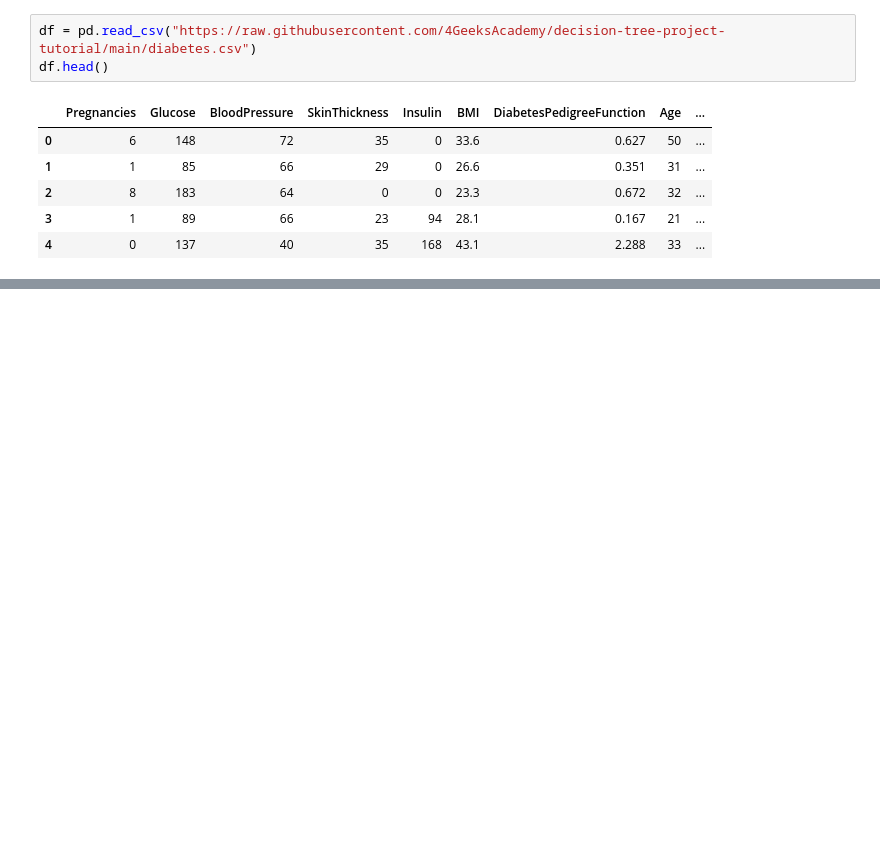
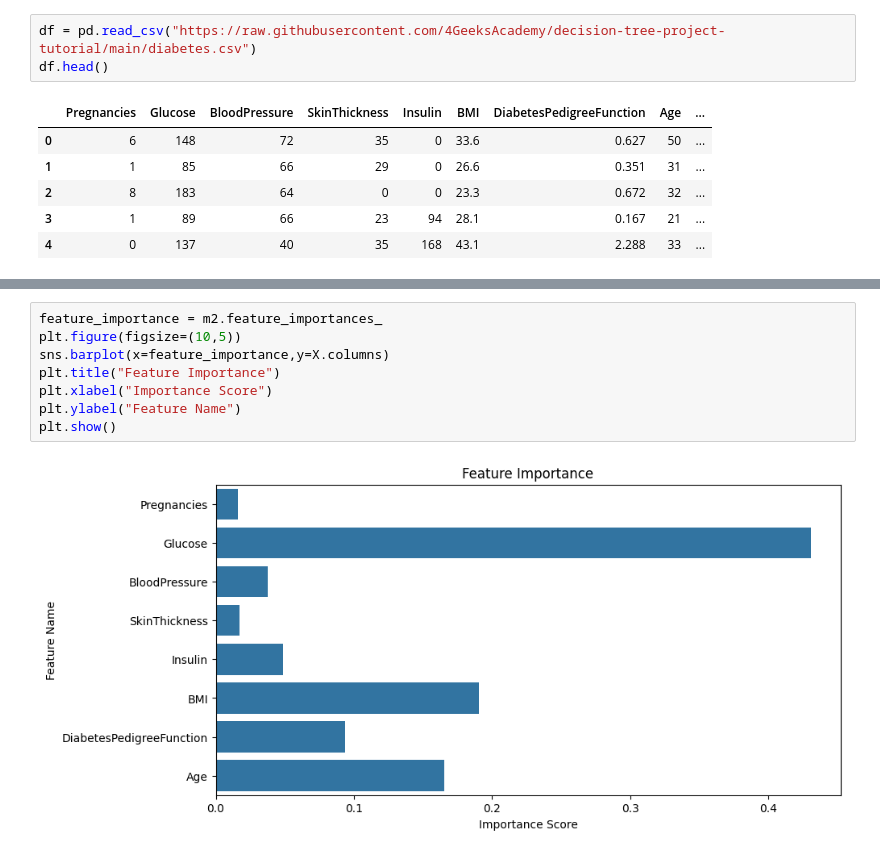
Before and after one commit to campos0170/machine-learning-python-template, a Jupyter notebook: src/explore.ipynb, the cells around one changed output, grey strips where cells are left out. Cells and saved outputs as stored; diff of their text form; blank space fills up the shorter version.

```diff
--- a/src/explore.ipynb
+++ b/src/explore.ipynb
@@ -16,0 +101,10 @@ df.head()
+# %%
+feature_importance = m2.feature_importances_
+plt.figure(figsize=(10,5))
+sns.barplot(x=feature_importance,y=X.columns)
+plt.title("Feature Importance")
+plt.xlabel("Importance Score")
+plt.ylabel("Feature Name")
+plt.show()
+# %% [output]
+[figure, added]
```
Also changed, not shown: parts of 13 cells of this notebook.
